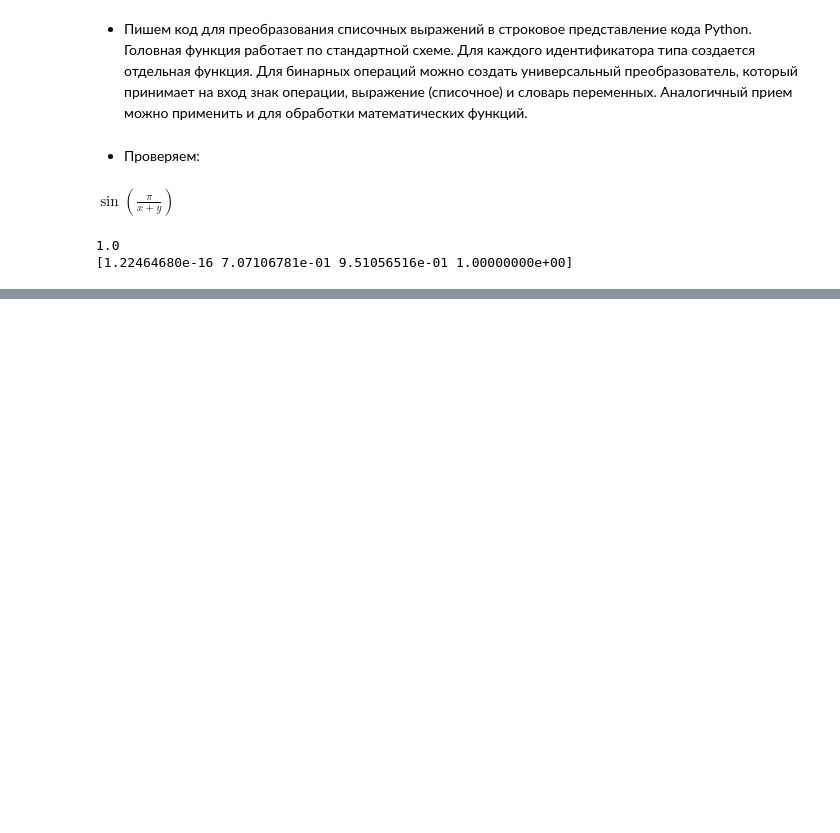
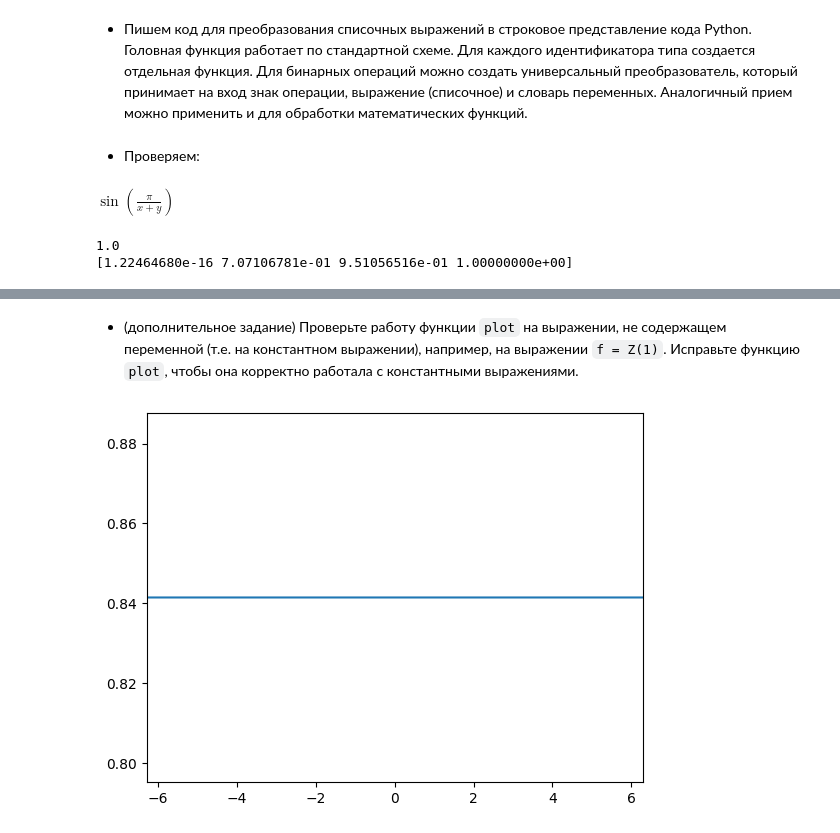
Before and after one commit to abgcw-dead/ca, a Jupyter notebook: L1.ipynb, the cells around one changed output, grey strips where cells are left out. Saved outputs shown, nothing was run; the diff lists cells and outputs as text; code cells hidden in the pictures; blank space fills up the shorter version.

```diff
--- a/L1.ipynb
+++ b/L1.ipynb
@@ -3583,0 +3608,7 @@ $\displaystyle \sin{\left( \frac{\pi}{x + y} \right)}$
+# %% [markdown]
+* (дополнительное задание) Проверьте работу функции `plot` на выражении, не содержащем переменной (т.е. на константном выражении), например, на выражении `f = Z(1)`. Исправьте функцию `plot`, чтобы она корректно работала с константными выражениями.
+# %%
+one = const('1', 1)
+plot(sin(one), (-2 * PI, 2 * PI))
+# %% [output]
+[figure, added]
```
Also changed, not shown: parts of 5 cells of this notebook.
